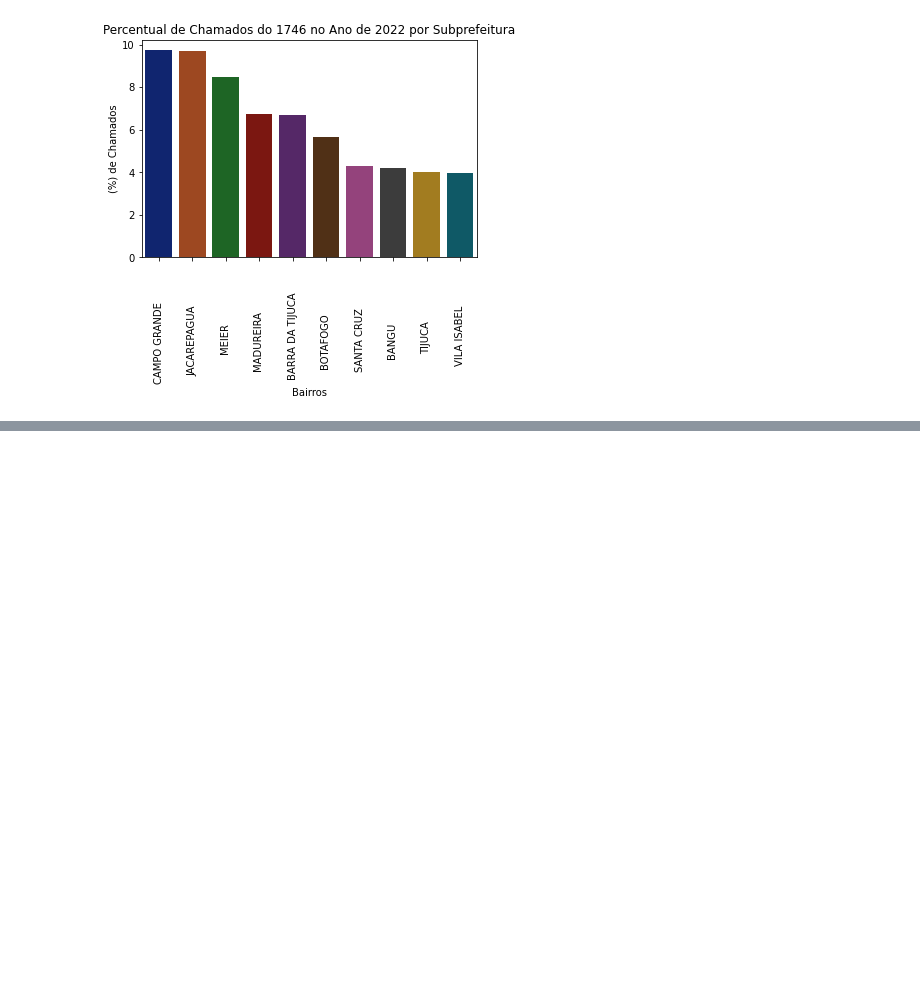
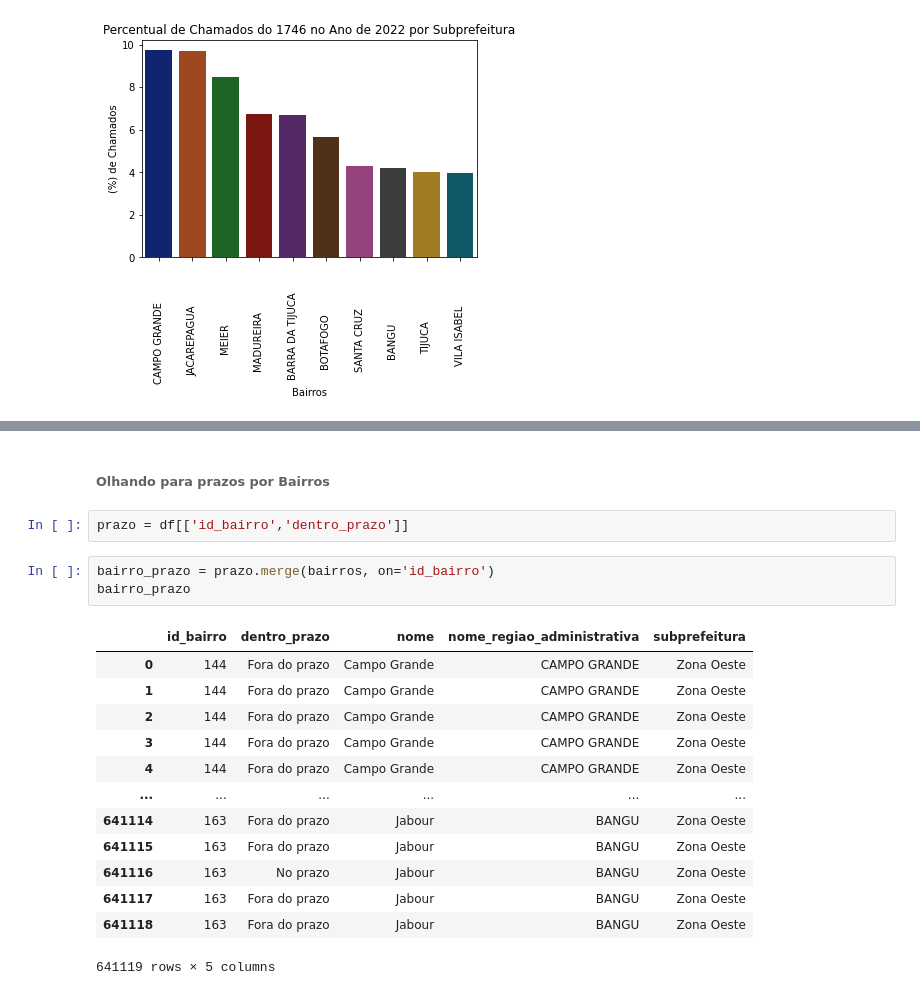
Before and after one commit to CyberBantu/Analise_1746_Dados_Marginais, a Jupyter notebook: Analise_1746.ipynb, the cells around one changed output, grey strips where cells are left out. Saved outputs shown, nothing was run; the diff lists cells and outputs as text; blank space fills up the shorter version.

```diff
--- a/Analise_1746.ipynb
+++ b/Analise_1746.ipynb
@@ -186,0 +213,21 @@ Text(0.5, 1.0, 'Percentual de Chamados do 1746 no Ano de 2022 por Subprefeitura'
+# %% [markdown]
+###### Olhando para prazos por Bairros
+# %%
+prazo = df[['id_bairro','dentro_prazo']]
+# %%
+bairro_prazo = prazo.merge(bairros, on='id_bairro')
+bairro_prazo
+# %% [output]
+|  | id_bairro | dentro_prazo | nome | nome_regiao_administrativa | subprefeitura |
+| 0 | 144 | Fora do prazo | Campo Grande | CAMPO GRANDE | Zona Oeste |
+| 1 | 144 | Fora do prazo | Campo Grande | CAMPO GRANDE | Zona Oeste |
+| 2 | 144 | Fora do prazo | Campo Grande | CAMPO GRANDE | Zona Oeste |
+| 3 | 144 | Fora do prazo | Campo Grande | CAMPO GRANDE | Zona Oeste |
+| 4 | 144 | Fora do prazo | Campo Grande | CAMPO GRANDE | Zona Oeste |
+| ... | ... | ... | ... | ... | ... |
+| 641114 | 163 | Fora do prazo | Jabour | BANGU | Zona Oeste |
+| 641115 | 163 | Fora do prazo | Jabour | BANGU | Zona Oeste |
+| 641116 | 163 | No prazo | Jabour | BANGU | Zona Oeste |
+| 641117 | 163 | Fora do prazo | Jabour | BANGU | Zona Oeste |
+| 641118 | 163 | Fora do prazo | Jabour | BANGU | Zona Oeste |
+641119 rows × 5 columns
```
Also changed, not shown: parts of 11 cells of this notebook.
